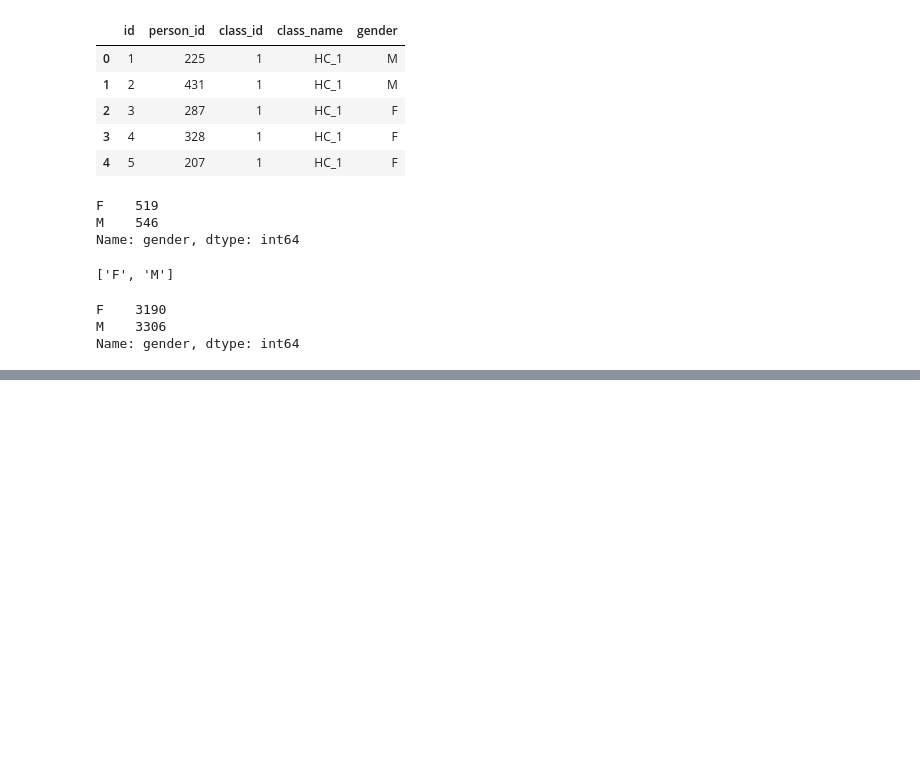
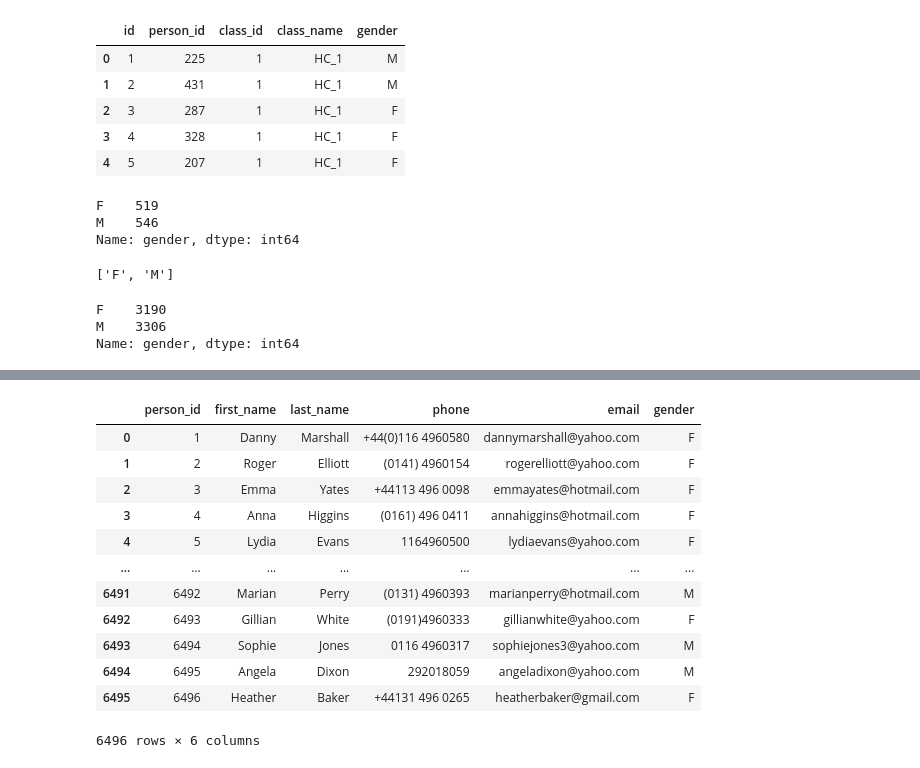
Before and after one commit to SamNgigi/ms_data_engineer_assessment, a Jupyter notebook: solution/solution.ipynb, the cells around one changed output, grey strips where cells are left out. Saved outputs shown, nothing was run; the diff lists cells and outputs as text; code cells hidden in the pictures; blank space fills up the shorter version.

```diff
--- a/solution/solution.ipynb
+++ b/solution/solution.ipynb
@@ -752,0 +756,16 @@ fig.add_trace(go.Bar(
+# %%
+peoples_df
+# %% [output]
+|  | person_id | first_name | last_name | phone | email | gender |
+| 0 | 1 | Danny | Marshall | +44(0)116 4960580 | dannymarshall@yahoo.com | F |
+| 1 | 2 | Roger | Elliott | (0141) 4960154 | rogerelliott@yahoo.com | F |
+| 2 | 3 | Emma | Yates | +44113 496 0098 | emmayates@hotmail.com | F |
+| 3 | 4 | Anna | Higgins | (0161) 496 0411 | annahiggins@hotmail.com | F |
+| 4 | 5 | Lydia | Evans | 1164960500 | lydiaevans@yahoo.com | F |
+| ... | ... | ... | ... | ... | ... | ... |
+| 6491 | 6492 | Marian | Perry | (0131) 4960393 | marianperry@hotmail.com | M |
+| 6492 | 6493 | Gillian | White | (0191)4960333 | gillianwhite@yahoo.com | F |
+| 6493 | 6494 | Sophie | Jones | 0116 4960317 | sophiejones3@yahoo.com | M |
+| 6494 | 6495 | Angela | Dixon | 292018059 | angeladixon@yahoo.com | M |
+| 6495 | 6496 | Heather | Baker | +44131 496 0265 | heatherbaker@gmail.com | F |
+6496 rows × 6 columns
```
Also changed, not shown: parts of 5 cells of this notebook, 10 other files.
